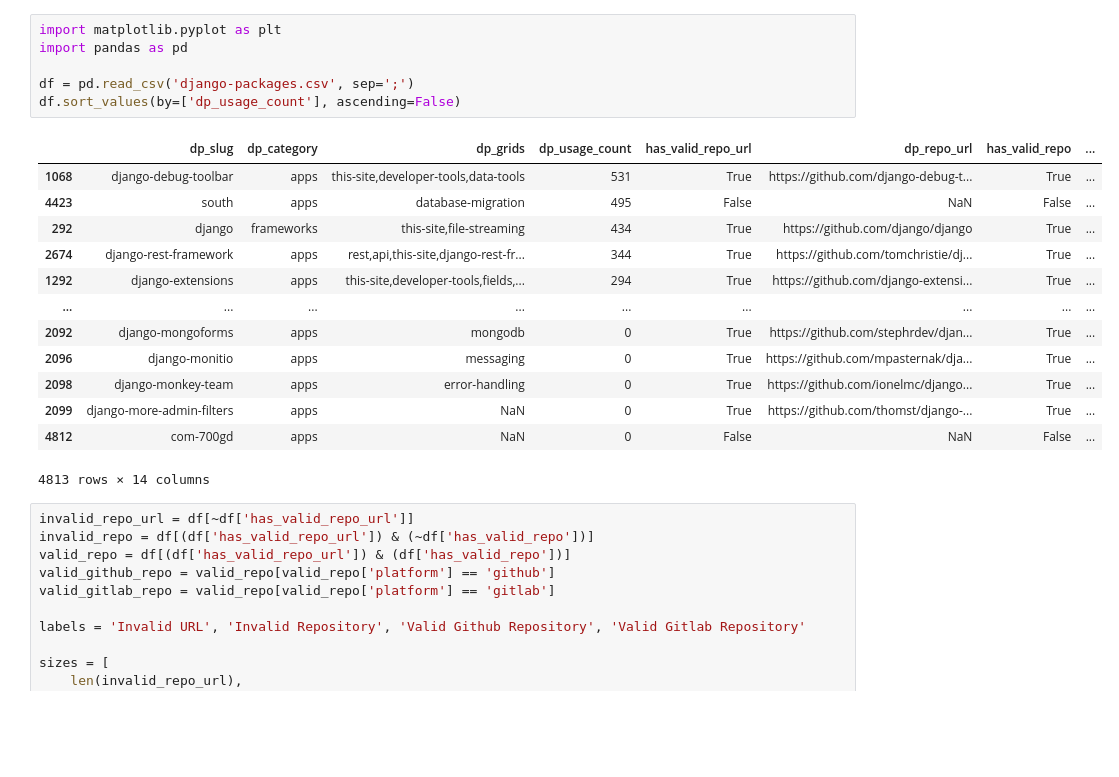
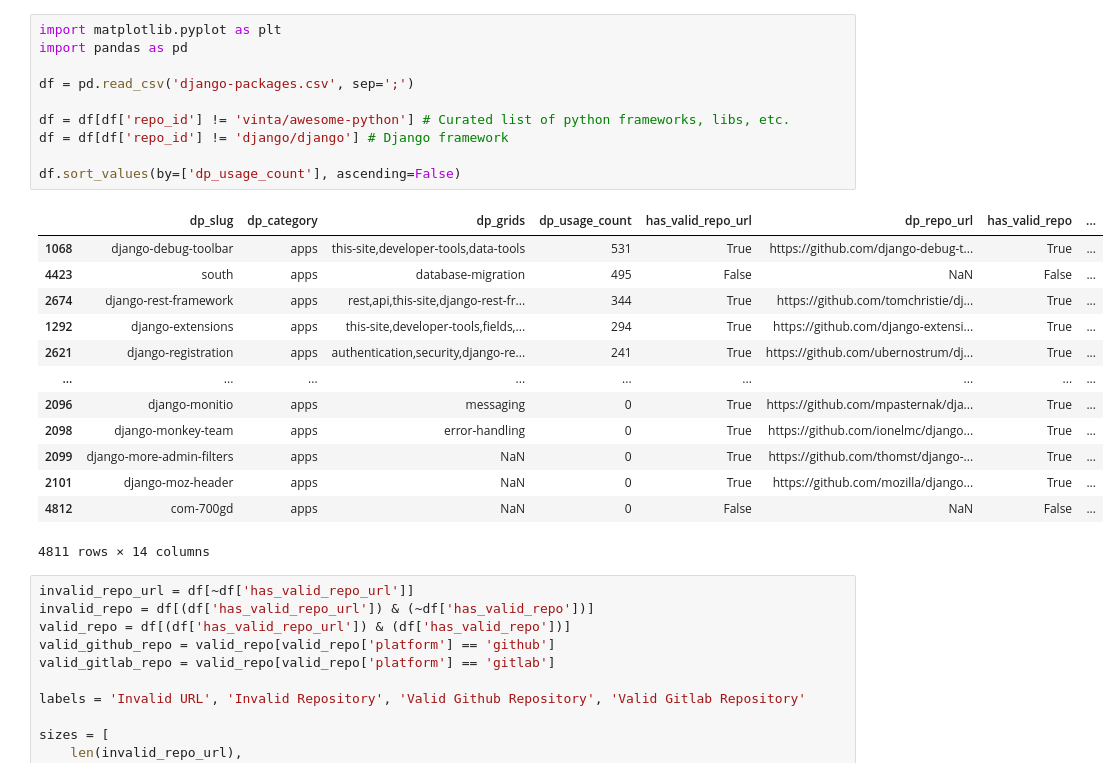
Before and after one commit to rafaatsouza/django-packages-miner, a Jupyter notebook: src/django-packages.ipynb, the cells around one changed output. Drawn from its saved outputs; the diff is of its cells as text; blank space fills up the shorter version.

```diff
--- a/src/django-packages.ipynb
+++ b/src/django-packages.ipynb
@@ -1,23 +1,27 @@
 # %%
 import matplotlib.pyplot as plt
 import pandas as pd
 
 df = pd.read_csv('django-packages.csv', sep=';')
+
+df = df[df['repo_id'] != 'vinta/awesome-python'] # Curated list of python frameworks, libs, etc.
+df = df[df['repo_id'] != 'django/django'] # Django framework
+
 df.sort_values(by=['dp_usage_count'], ascending=False)
 # %% [output]
 |  | dp_slug | dp_category | dp_grids | dp_usage_count | has_valid_repo_url | dp_repo_url | has_valid_repo | ... |
 | 1068 | django-debug-toolbar | apps | this-site,developer-tools,data-tools | 531 | True | https://github.com/django-debug-t... | True | ... |
 | 4423 | south | apps | database-migration | 495 | False | NaN | False | ... |
-| 292 | django | frameworks | this-site,file-streaming | 434 | True | https://github.com/django/django | True | ... |
 | 2674 | django-rest-framework | apps | rest,api,this-site,django-rest-fr... | 344 | True | https://github.com/tomchristie/dj... | True | ... |
 | 1292 | django-extensions | apps | this-site,developer-tools,fields,... | 294 | True | https://github.com/django-extensi... | True | ... |
+| 2621 | django-registration | apps | authentication,security,django-re... | 241 | True | https://github.com/ubernostrum/dj... | True | ... |
 | ... | ... | ... | ... | ... | ... | ... | ... | ... |
-| 2092 | django-mongoforms | apps | mongodb | 0 | True | https://github.com/stephrdev/djan... | True | ... |
 | 2096 | django-monitio | apps | messaging | 0 | True | https://github.com/mpasternak/dja... | True | ... |
 | 2098 | django-monkey-team | apps | error-handling | 0 | True | https://github.com/ionelmc/django... | True | ... |
 | 2099 | django-more-admin-filters | apps | NaN | 0 | True | https://github.com/thomst/django-... | True | ... |
+| 2101 | django-moz-header | apps | NaN | 0 | True | https://github.com/mozilla/django... | True | ... |
 | 4812 | com-700gd | apps | NaN | 0 | False | NaN | False | ... |
-4813 rows × 14 columns
+4811 rows × 14 columns
 # %%
 invalid_repo_url = df[~df['has_valid_repo_url']]
 invalid_repo = df[(df['has_valid_repo_url']) & (~df['has_valid_repo'])]
```
Also changed, not shown: parts of 2 cells of this notebook.
